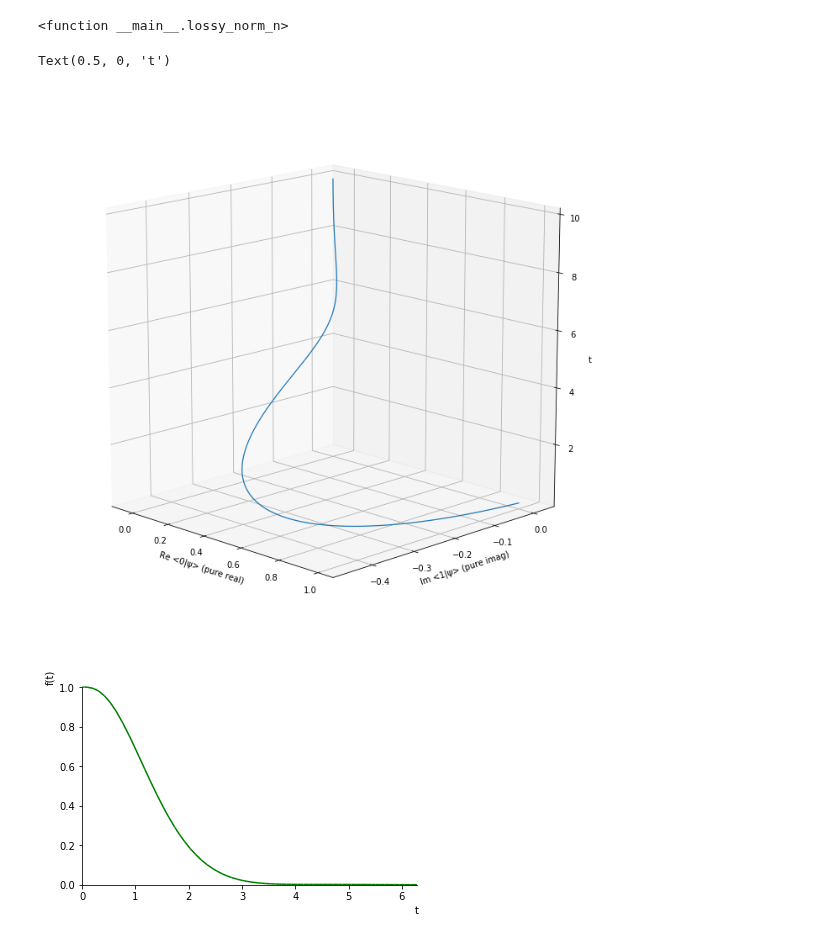
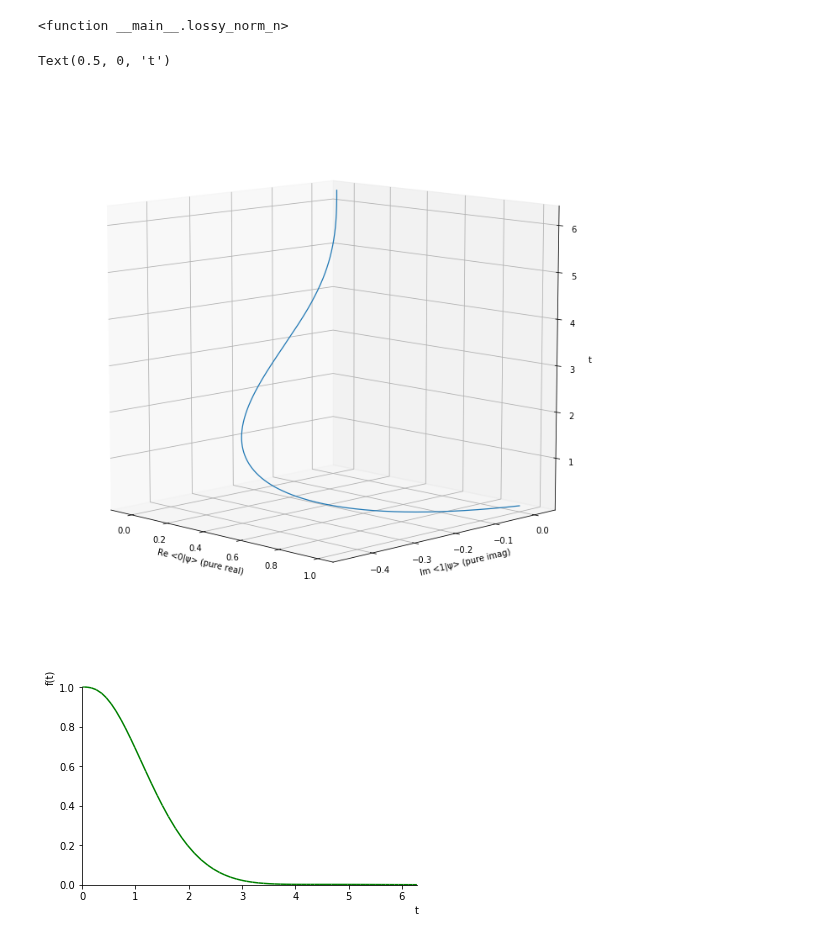
Before and after one commit to gderosa/timeq, a Jupyter notebook: comp/jupyter/detect.ipynb, the cells around one changed output. Saved outputs shown, nothing was run; the diff lists cells and outputs as text; code cells hidden in the pictures.

```diff
--- a/comp/jupyter/detect.ipynb
+++ b/comp/jupyter/detect.ipynb
@@ -117,26 +117,26 @@ lossy_norm_n
 def non_unitary_psi_renorm_n(_t):
     return non_unitary_psi_n(_t) / np.sqrt(lossy_norm_n(_t))
 # %%
-T = np.linspace(1e-16, 10, 2000)
+T = np.linspace(1e-16, 2*np.pi, 2000)
 # %%
 fig = plt.figure(figsize=(12,12))
 
 ax = fig.gca(projection='3d')
-ax.view_init(15,-45) # rotate 3d point of view
+ax.view_init(10,-45) # rotate 3d point of view
 
 ax.plot(
     np.real(non_unitary_psi_n(T)[0][0]), np.imag(non_unitary_psi_n(T)[1][0]), T,
     linewidth=1.25
 )
 
 ##ax.legend()
 
 plt.xlabel('Re <0|\u03C8> (pure real)')
 plt.ylabel('Im <1|\u03C8> (pure imag)')
 ax.set_zlabel('t')
 # %% [output]
 Text(0.5, 0, 't')
-[figure, old version]
+[figure, new version]
 # %%
 plot(lossy_norm(t),(t, 0, 2*pi), line_color='g')
 # %% [output]
```
Also changed, not shown: parts of 2 cells of this notebook, 4 other files.
